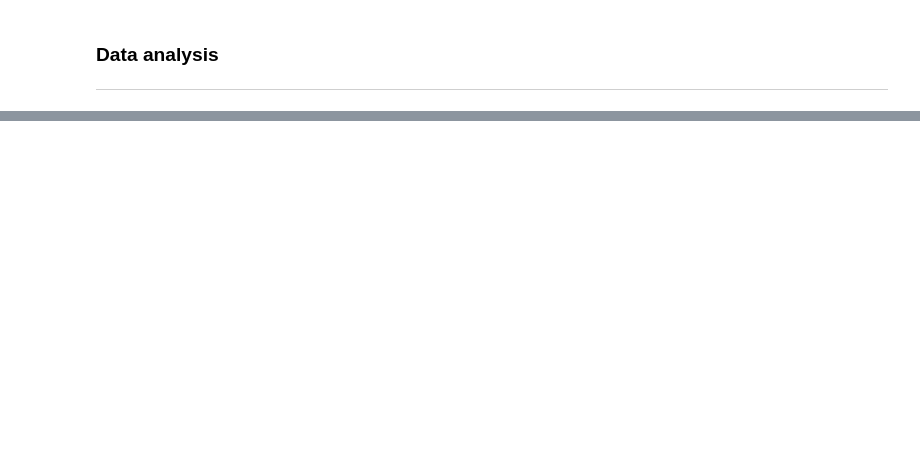
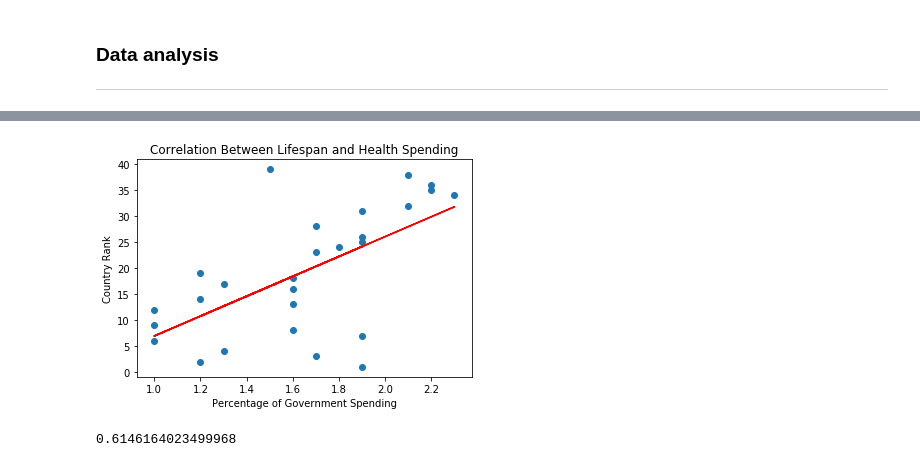
Before and after one commit to brettkfuller/govspending_project1_team5, a Jupyter notebook: project1_team5_template_brett.ipynb, the cells around one changed output, grey strips where cells are left out. Drawn from its saved outputs; the diff is of its cells as text; code cells hidden in the pictures; blank space fills up the shorter version.

```diff
--- a/project1_team5_template_brett.ipynb
+++ b/project1_team5_template_brett.ipynb
@@ -198,0 +256,18 @@ Answer here
+# %%
+x_values = reducedsafety_df['Expenditure on public order & safety']
+y_values = reducedsafety_df['Rank']
+(slope, intercept, rvalue, pvalue, stderr) = linregress(x_values, y_values)
+regress_values = x_values * slope + intercept
+plt.scatter(x_values,y_values)
+plt.plot(x_values,regress_values,"r-")
+# plt.annotate("Hello", (6, 10), fontsize=15,color="red")
+plt.xlabel('Percentage of Government Spending')
+plt.ylabel('Country Rank')
+plt.title('Correlation Between Lifespan and Health Spending')
+plt.show()
+# %% [output]
+[figure, added]
+# %%
+rvalue
+# %% [output]
+0.6146164023499968
```
Also changed, not shown: parts of 19 cells of this notebook, 1 other file.
